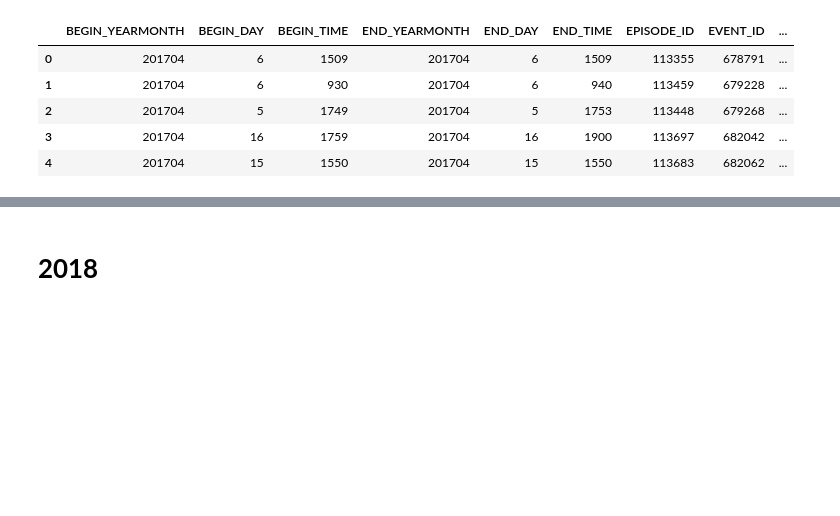
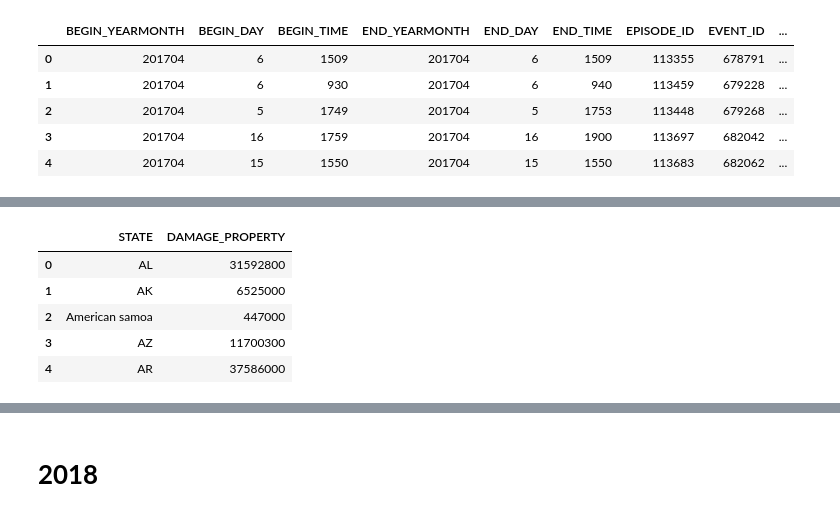
Before and after one commit to lmstephens/Build-Week1, a Jupyter notebook: 2013_2019weather.ipynb, the cells around one changed output, grey strips where cells are left out. Saved outputs shown, nothing was run; the diff lists cells and outputs as text; code cells hidden in the pictures; blank space fills up the shorter version.

```diff
--- a/2013_2019weather.ipynb
+++ b/2013_2019weather.ipynb
@@ -685,0 +780,9 @@ dfweather_data_2017['DAMAGE_PROPERTY'] = DAMAGE_PROPERTY_2017
+# %%
+df2017.head()
+# %% [output]
+|  | STATE | DAMAGE_PROPERTY |
+| 0 | AL | 31592800 |
+| 1 | AK | 6525000 |
+| 2 | American samoa | 447000 |
+| 3 | AZ | 11700300 |
+| 4 | AR | 37586000 |
```
Also changed, not shown: parts of 9 cells of this notebook.
